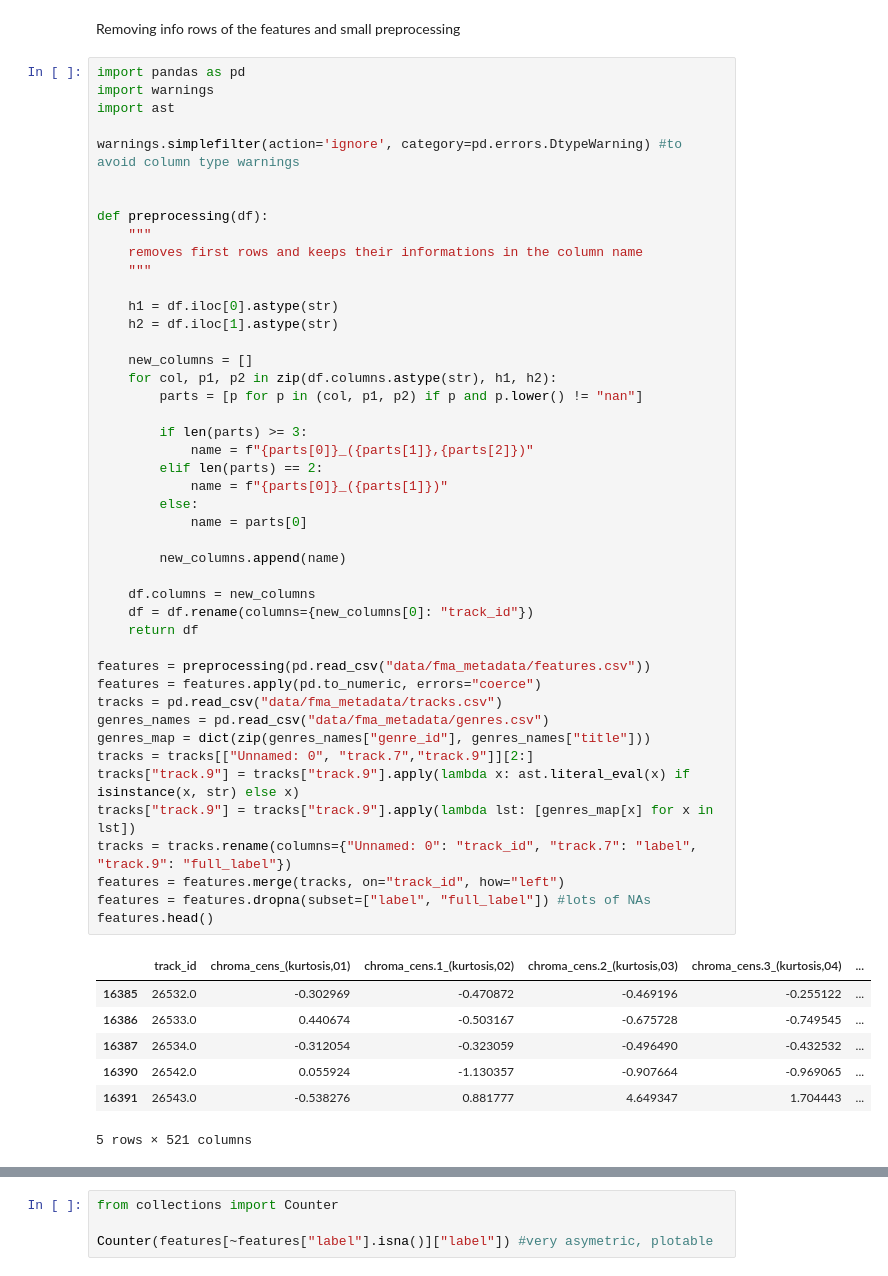
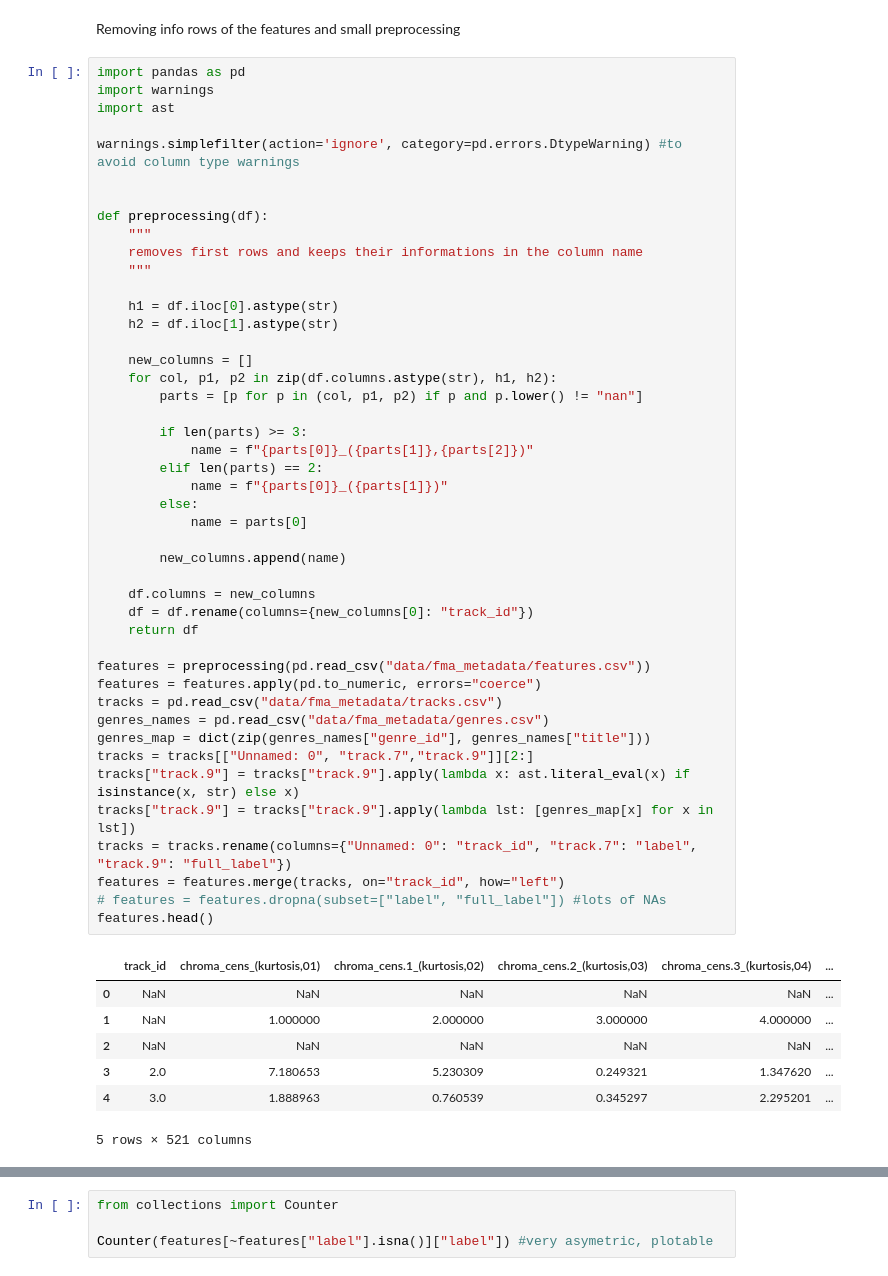
Before and after one commit to refouch/applied-statistical-learning, a Jupyter notebook: main.ipynb, the cells around one changed output, grey strips where cells are left out. Cells and saved outputs as stored; diff of their text form.

```diff
--- a/main.ipynb
+++ b/main.ipynb
@@ -43,38 +43,38 @@ def preprocessing(df):
     new_columns = []
     for col, p1, p2 in zip(df.columns.astype(str), h1, h2):
         parts = [p for p in (col, p1, p2) if p and p.lower() != "nan"]
 
         if len(parts) >= 3:
             name = f"{parts[0]}_({parts[1]},{parts[2]})"
         elif len(parts) == 2:
             name = f"{parts[0]}_({parts[1]})"
         else:
             name = parts[0]
 
         new_columns.append(name)
 
     df.columns = new_columns
     df = df.rename(columns={new_columns[0]: "track_id"})
     return df
 
 features = preprocessing(pd.read_csv("data/fma_metadata/features.csv"))
 features = features.apply(pd.to_numeric, errors="coerce")
 tracks = pd.read_csv("data/fma_metadata/tracks.csv")
 genres_names = pd.read_csv("data/fma_metadata/genres.csv")
 genres_map = dict(zip(genres_names["genre_id"], genres_names["title"]))
 tracks = tracks[["Unnamed: 0", "track.7","track.9"]][2:]
 tracks["track.9"] = tracks["track.9"].apply(lambda x: ast.literal_eval(x) if isinstance(x, str) else x)
 tracks["track.9"] = tracks["track.9"].apply(lambda lst: [genres_map[x] for x in lst])
 tracks = tracks.rename(columns={"Unnamed: 0": "track_id", "track.7": "label", "track.9": "full_label"})
 features = features.merge(tracks, on="track_id", how="left")
-features = features.dropna(subset=["label", "full_label"]) #lots of NAs
+# features = features.dropna(subset=["label", "full_label"]) #lots of NAs
 features.head()
 # %% [output]
 |  | track_id | chroma_cens_(kurtosis,01) | chroma_cens.1_(kurtosis,02) | chroma_cens.2_(kurtosis,03) | chroma_cens.3_(kurtosis,04) | ... |
-| 16385 | 26532.0 | -0.302969 | -0.470872 | -0.469196 | -0.255122 | ... |
-| 16386 | 26533.0 | 0.440674 | -0.503167 | -0.675728 | -0.749545 | ... |
-| 16387 | 26534.0 | -0.312054 | -0.323059 | -0.496490 | -0.432532 | ... |
-| 16390 | 26542.0 | 0.055924 | -1.130357 | -0.907664 | -0.969065 | ... |
-| 16391 | 26543.0 | -0.538276 | 0.881777 | 4.649347 | 1.704443 | ... |
+| 0 | NaN | NaN | NaN | NaN | NaN | ... |
+| 1 | NaN | 1.000000 | 2.000000 | 3.000000 | 4.000000 | ... |
+| 2 | NaN | NaN | NaN | NaN | NaN | ... |
+| 3 | 2.0 | 7.180653 | 5.230309 | 0.249321 | 1.347620 | ... |
+| 4 | 3.0 | 1.888963 | 0.760539 | 0.345297 | 2.295201 | ... |
 5 rows × 521 columns
 # %% [markdown]
```
Also changed, not shown: parts of 16 cells of this notebook.
